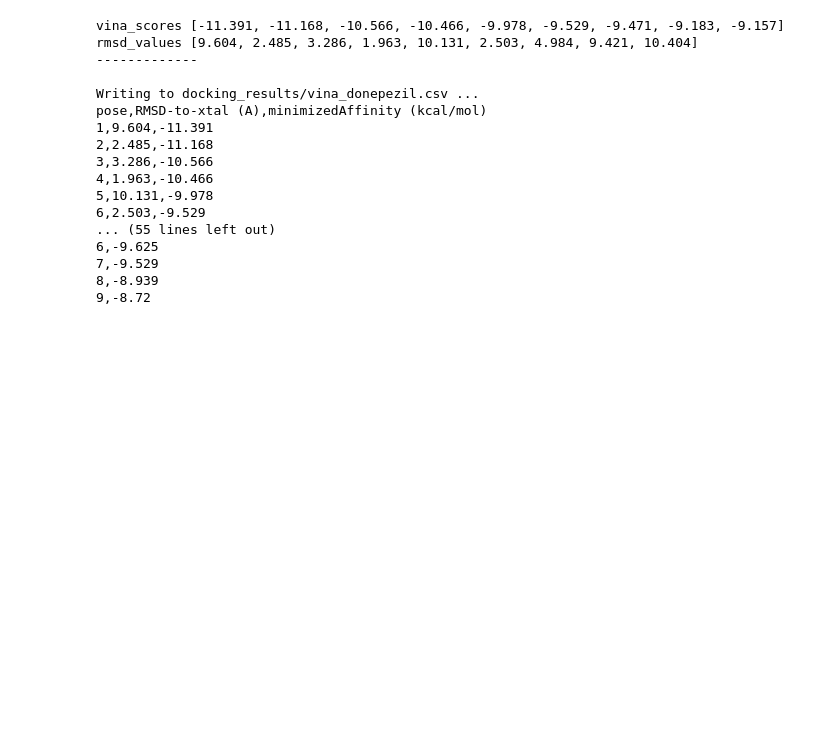
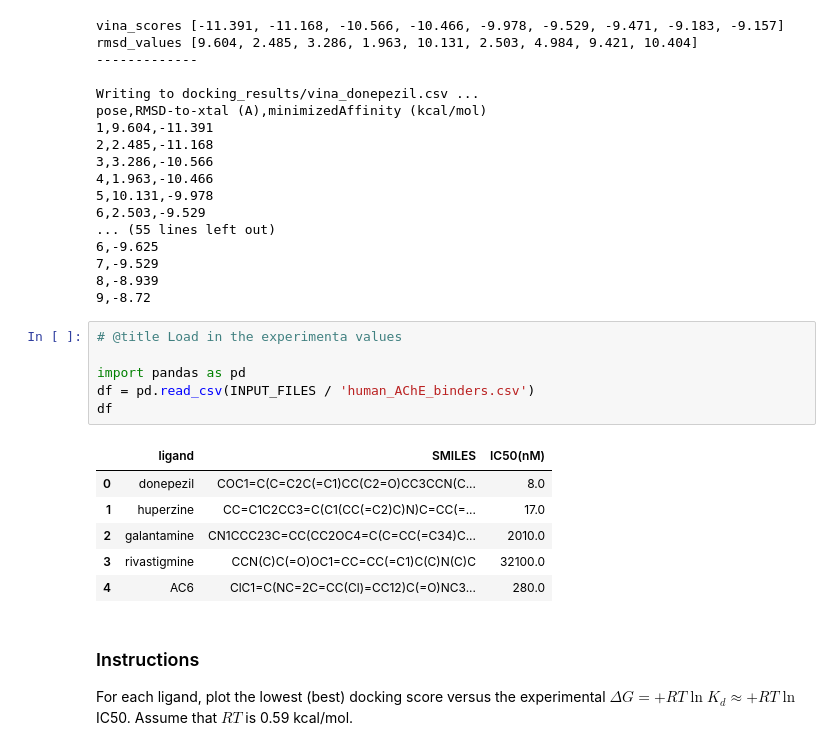
Before and after one commit to vvoelz/vina_demo, a Jupyter notebook: colab_demo/vina_demo.ipynb, the cells around one changed output. Saved outputs shown, nothing was run; the diff lists cells and outputs as text; blank space fills up the shorter version.

```diff
--- a/colab_demo/vina_demo.ipynb
+++ b/colab_demo/vina_demo.ipynb
@@ -580,3 +580,21 @@ pose,RMSD-to-xtal (A),minimizedAffinity (kcal/mol)
 7,-9.529
 8,-8.939
 9,-8.72
+# %%
+# @title Load in the experimenta values
+
+import pandas as pd
+df = pd.read_csv(INPUT_FILES / 'human_AChE_binders.csv')
+df
+# %% [output]
+|  | ligand | SMILES | IC50(nM) |
+| 0 | donepezil | COC1=C(C=C2C(=C1)CC(C2=O)CC3CCN(C... | 8.0 |
+| 1 | huperzine | CC=C1C2CC3=C(C1(CC(=C2)C)N)C=CC(=... | 17.0 |
+| 2 | galantamine | CN1CCC23C=CC(CC2OC4=C(C=CC(=C34)C... | 2010.0 |
+| 3 | rivastigmine | CCN(C)C(=O)OC1=CC=CC(=C1)C(C)N(C)C | 32100.0 |
+| 4 | AC6 | ClC1=C(NC=2C=CC(Cl)=CC12)C(=O)NC3... | 280.0 |
+# %% [markdown]
+### Instructions
+
+For each ligand, plot the lowest (best) docking score versus the experimental $
+\Delta G = +RT \ln K_d \approx +RT \ln$ IC50.  Assume that $RT$ is 0.59 kcal/mol.
```
